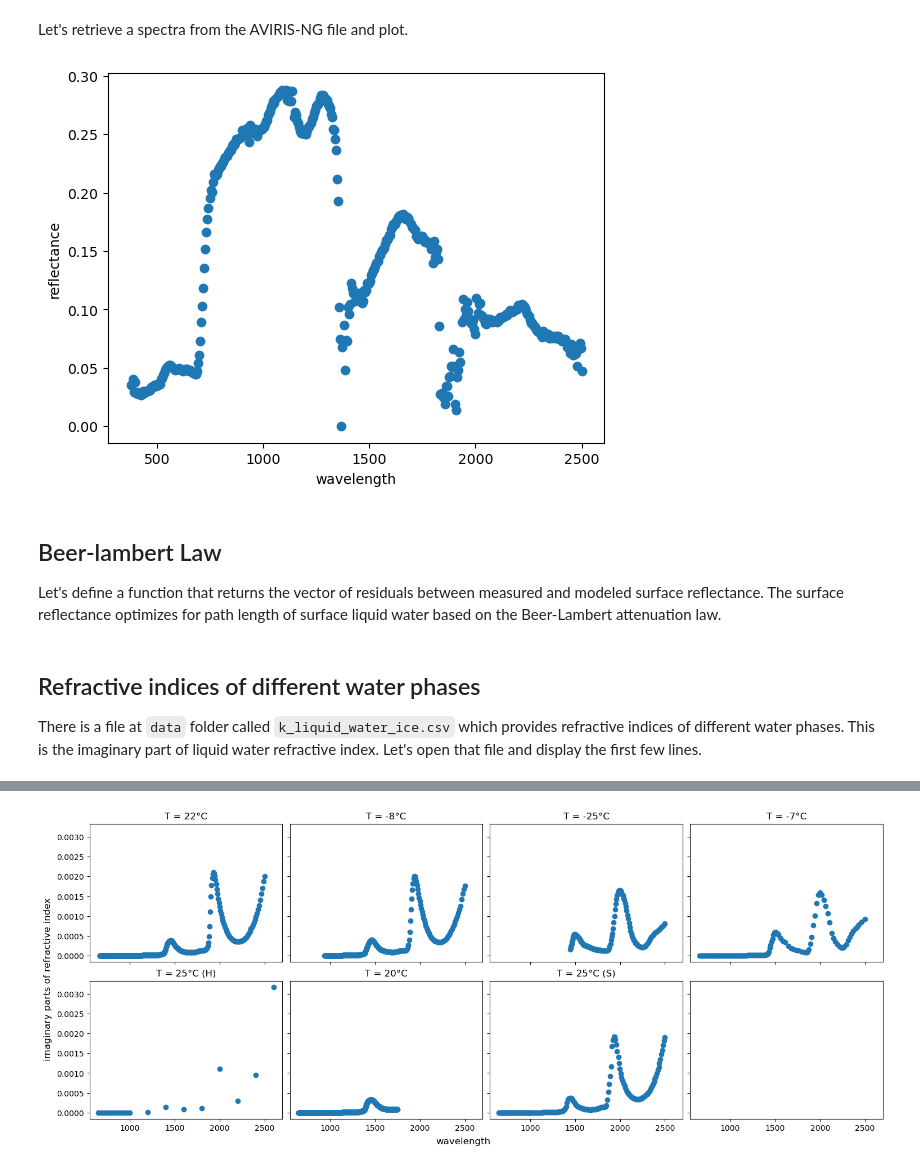
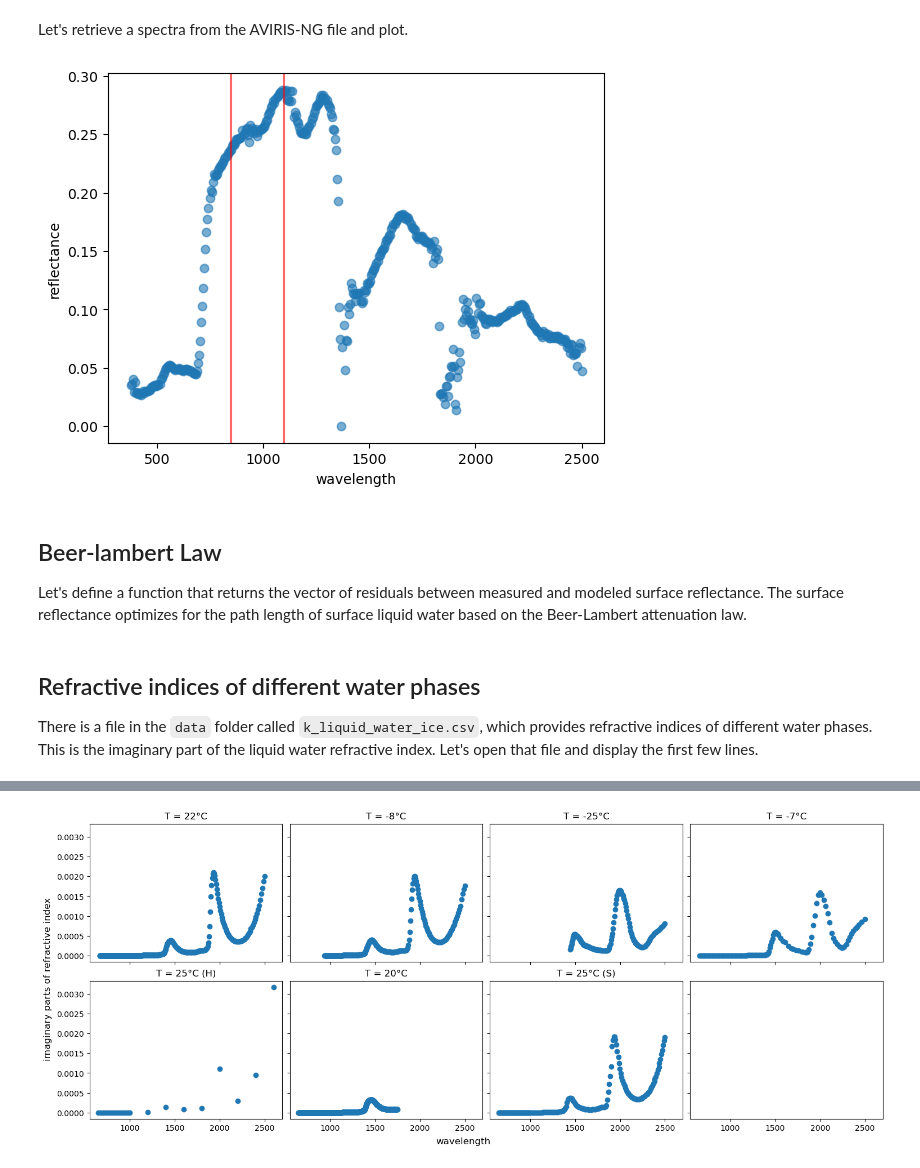
Before and after one commit to rupesh2/ewt_cwc, a Jupyter notebook: notebooks/cwc_avirisng.ipynb, the cells around one changed output, grey strips where cells are left out. Saved outputs shown, nothing was run; the diff lists cells and outputs as text; code cells hidden in the pictures.

```diff
--- a/notebooks/cwc_avirisng.ipynb
+++ b/notebooks/cwc_avirisng.ipynb
@@ -112,19 +112,19 @@ Attributes: (12/451)
 # %% [markdown]
 Let's retrieve a spectra from the AVIRIS-NG file and plot.
 # %%
-# xy = sedgwick.to_crs(avirisng.rio.crs).centroid
-# rfl_meas = avirisng.isel(y=xy.y[0], x=xy.x[0]).values
 rfl_meas = avirisng.isel(y=2000, x=300).values
 wl = avirisng.wavelength.values
-plt.scatter(wl, rfl_meas)
+plt.axvline(x = 850, color = 'r', alpha=0.6)
+plt.axvline(x = 1100, color = 'r', alpha=0.6)
+plt.scatter(wl, rfl_meas, alpha=0.6)
 plt.xlabel("wavelength")
 plt.ylabel("reflectance")
 plt.show()
 # %% [output]
-[figure, old version]
+[figure, new version]
 # %% [markdown]
 ## Beer-lambert Law
-Let's define a function that returns the vector of residuals between measured and modeled surface reflectance. The surface reflectance optimizes for path length of surface liquid water based on the Beer-Lambert attenuation law.
+Let's define a function that returns the vector of residuals between measured and modeled surface reflectance. The surface reflectance optimizes for the path length of surface liquid water based on the Beer-Lambert attenuation law.
 # %%
 def beer_lambert_model(x, y, wl, alpha_lw):
     """
@@ -145,5 +145,5 @@ def beer_lambert_model(x, y, wl, alpha_lw):
     return resid
 # %% [markdown]
 ## Refractive indices of different water phases
-There is a file at `data` folder called `k_liquid_water_ice.csv` which provides refractive indices of different water phases. This is the imaginary part of liquid water refractive index. Let's open that file and display the first few lines.
+There is a file in the `data` folder called `k_liquid_water_ice.csv`, which provides refractive indices of different water phases. This is the imaginary part of the liquid water refractive index. Let's open that file and display the first few lines.
 # %%
```
Also changed, not shown: parts of 10 cells of this notebook.
